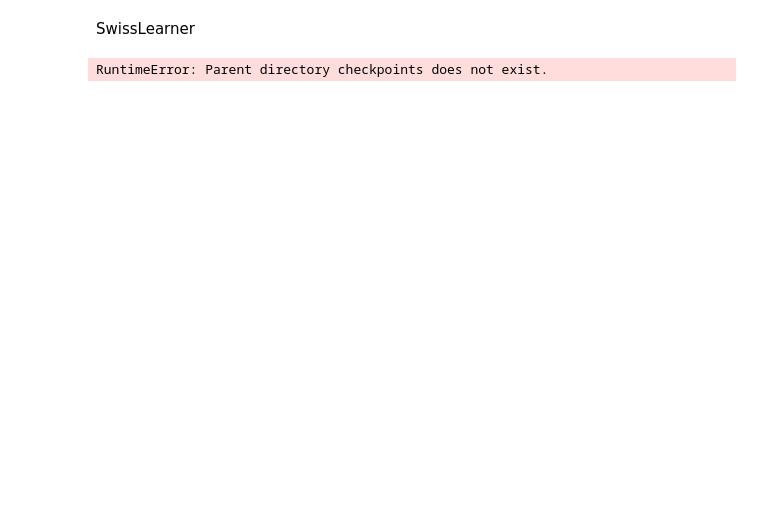
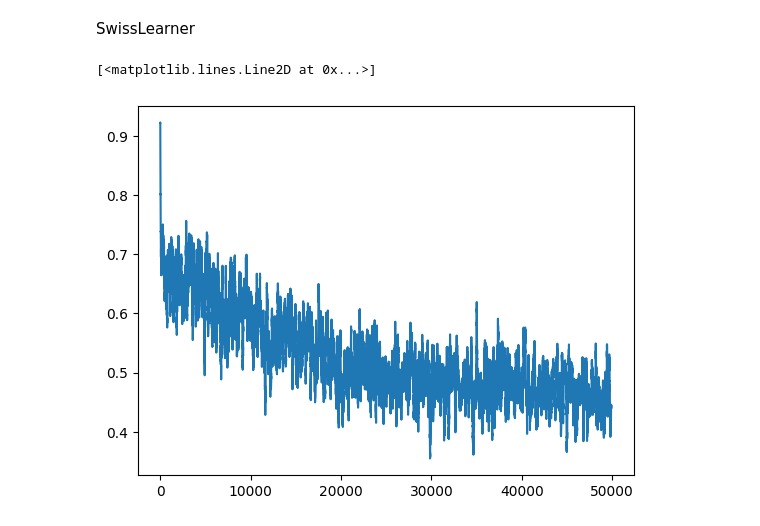
Before and after one commit to ZongjingLi/MetaLearner, a Jupyter notebook: debug_spatial.ipynb, the cells around one changed output. Saved outputs shown, nothing was run; the diff lists cells and outputs as text; code cells hidden in the pictures; blank space fills up the shorter version.

```diff
--- a/debug_spatial.ipynb
+++ b/debug_spatial.ipynb
@@ -56,27 +75,35 @@ SwissLearner
 # %%
 from core.spatial.energy_graph import PointEnergyMLP
 from core.spatial.diffusion import samples, ScheduleLogLinear, training_loop, ScheduleDDPM
 
 
 s_constraints = {
     "online" : [2]
 }
 model = PointEnergyMLP(s_constraints, dim = 2)
+
 #model.load_state_dict(torch.load("outputs/checkpoints/state.pth", map_location = "cpu"))
 
 from torch.utils.data import Dataset, DataLoader
 from datasets.ccsp_dataset import Swissroll, collate_graph_batch
 dataset = Swissroll(-10,10,N = 200)
-loader = DataLoader(dataset, batch_size = 100, collate_fn = collate_graph_batch)
+loader = DataLoader(dataset, batch_size = 1000, collate_fn = collate_graph_batch)
 
-schedule = ScheduleLogLinear(N=20, sigma_min=0.005, sigma_max=10)
+schedule = ScheduleLogLinear(N=200, sigma_min=0.002, sigma_max=10)
 #schedule = ScheduleDDPM(N = 200, beta_start = 0.0001, beta_end = 0.02)
-trainer  = training_loop(loader, model, schedule, epochs=200, lr = 0.001)
+trainer  = training_loop(loader, model, schedule, epochs=50000, lr = 0.001)
+
+import numpy as np
+def moving_average(x, w):
+    return np.convolve(x, np.ones(w), 'valid') / w
+
+
 losses   = [ns.loss.item() for ns in trainer]
 import matplotlib.pyplot as plt
-plt.plot(losses)
+plt.plot(moving_average(losses, 100))
 # %% [output]
-RuntimeError: Parent directory checkpoints does not exist.
+[<matplotlib.lines.Line2D at 0x...>]
+[figure, added]
 # %%
 
 
```
Also changed, not shown: parts of 4 cells of this notebook, 52 other files.
